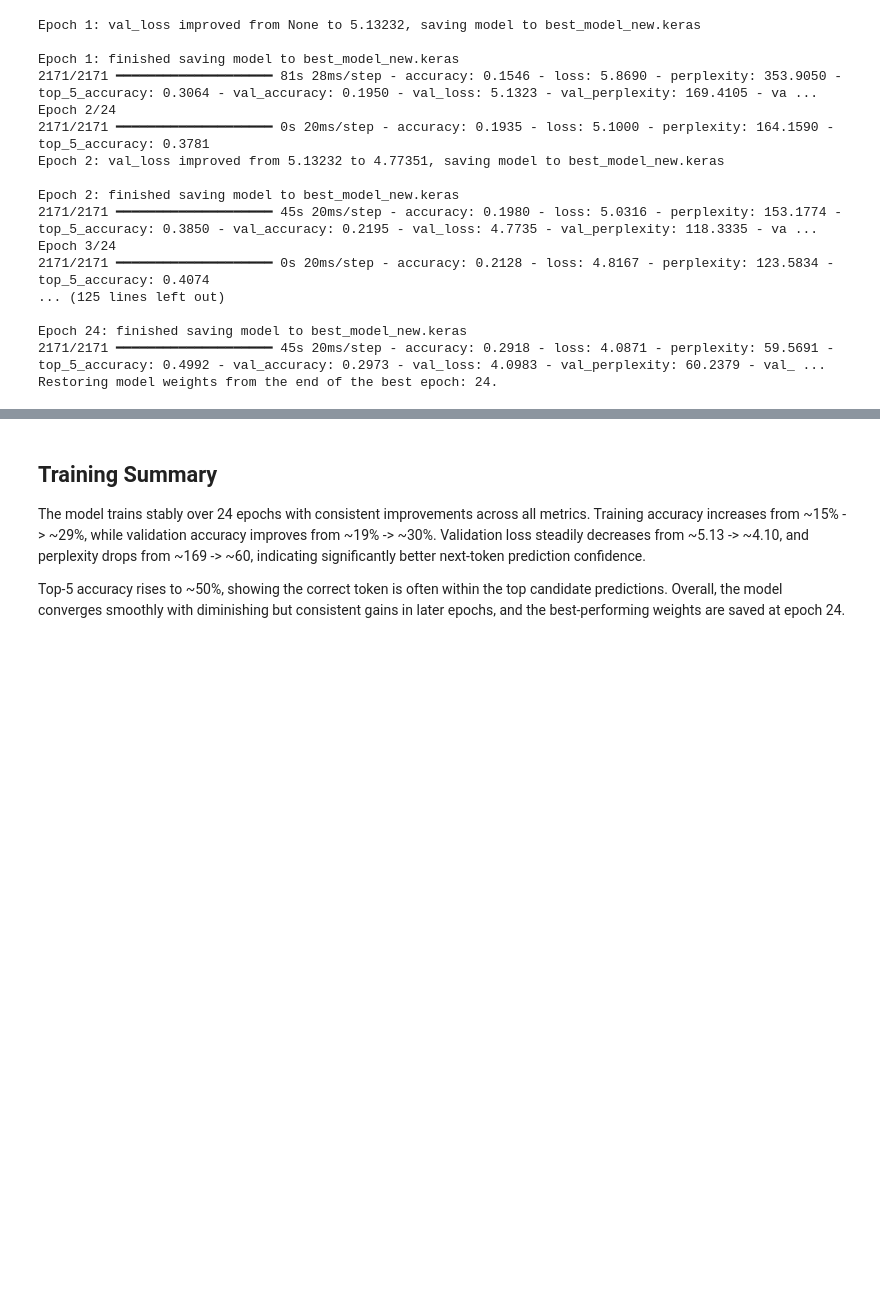
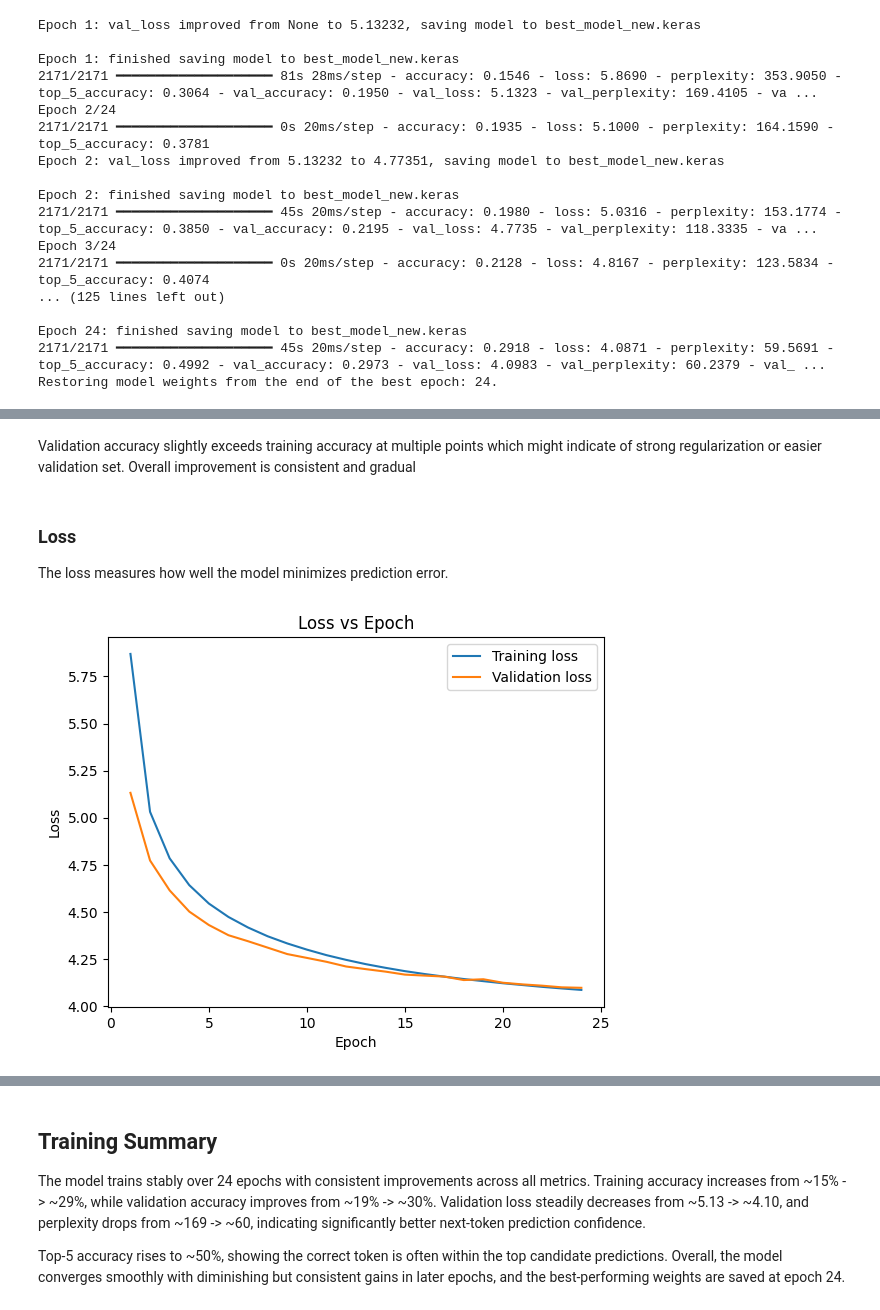
Before and after one commit to onnikiv/neural-networks-project, a Jupyter notebook: 4-wikitext-project/projectv4.ipynb, the cells around one changed output, grey strips where cells are left out. Saved outputs shown, nothing was run; the diff lists cells and outputs as text; code cells hidden in the pictures; blank space fills up the shorter version.

```diff
--- a/4-wikitext-project/projectv4.ipynb
+++ b/4-wikitext-project/projectv4.ipynb
@@ -547,0 +565,11 @@ Restoring model weights from the end of the best epoch: 24.
+# %% [markdown]
+Validation accuracy slightly exceeds training accuracy at multiple points which might indicate of strong regularization or easier validation set.
+Overall improvement is consistent and gradual
+# %% [markdown]
+### Loss
+
+The loss measures how well the model minimizes prediction error.
+# %%
+plotdata.loss_plot()
+# %% [output]
+[figure, added]
```
Also changed, not shown: parts of 11 cells of this notebook, 1 other file.
